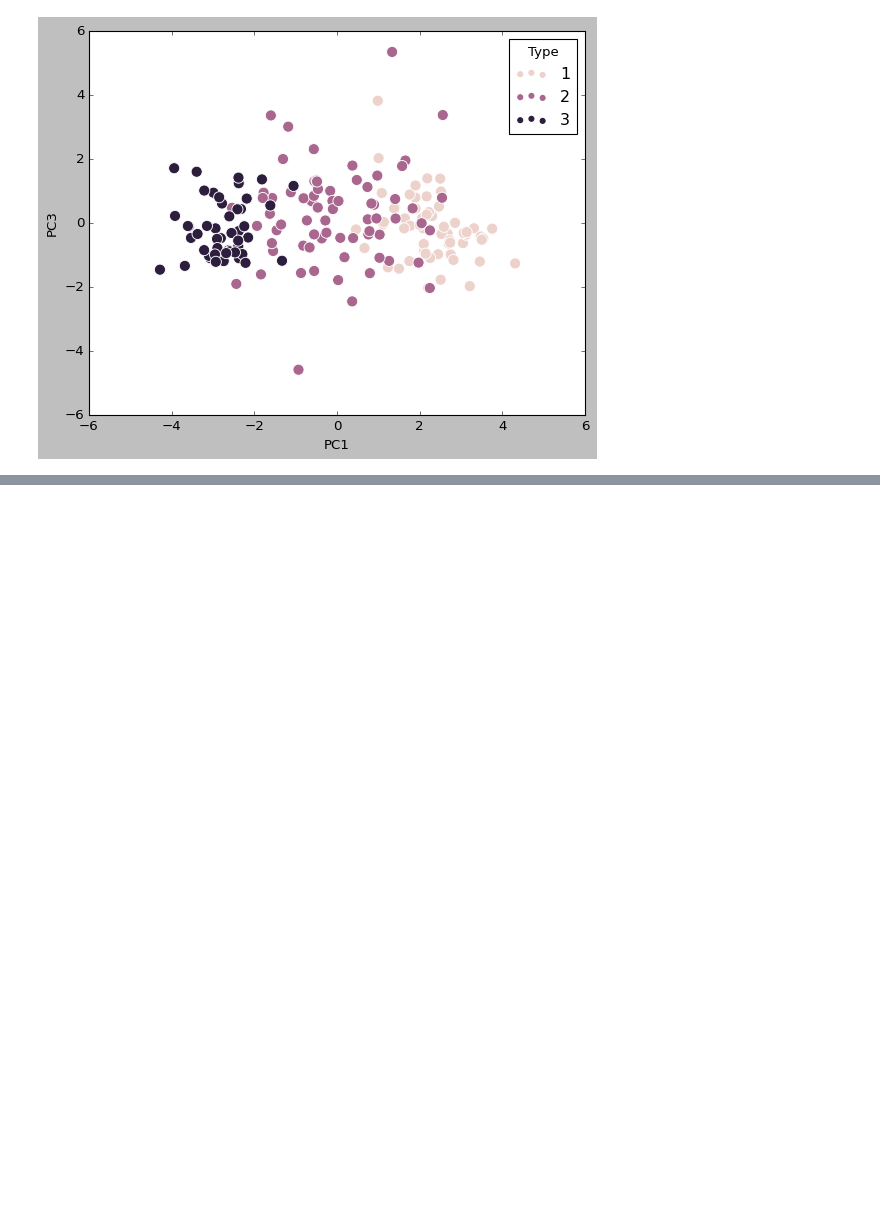
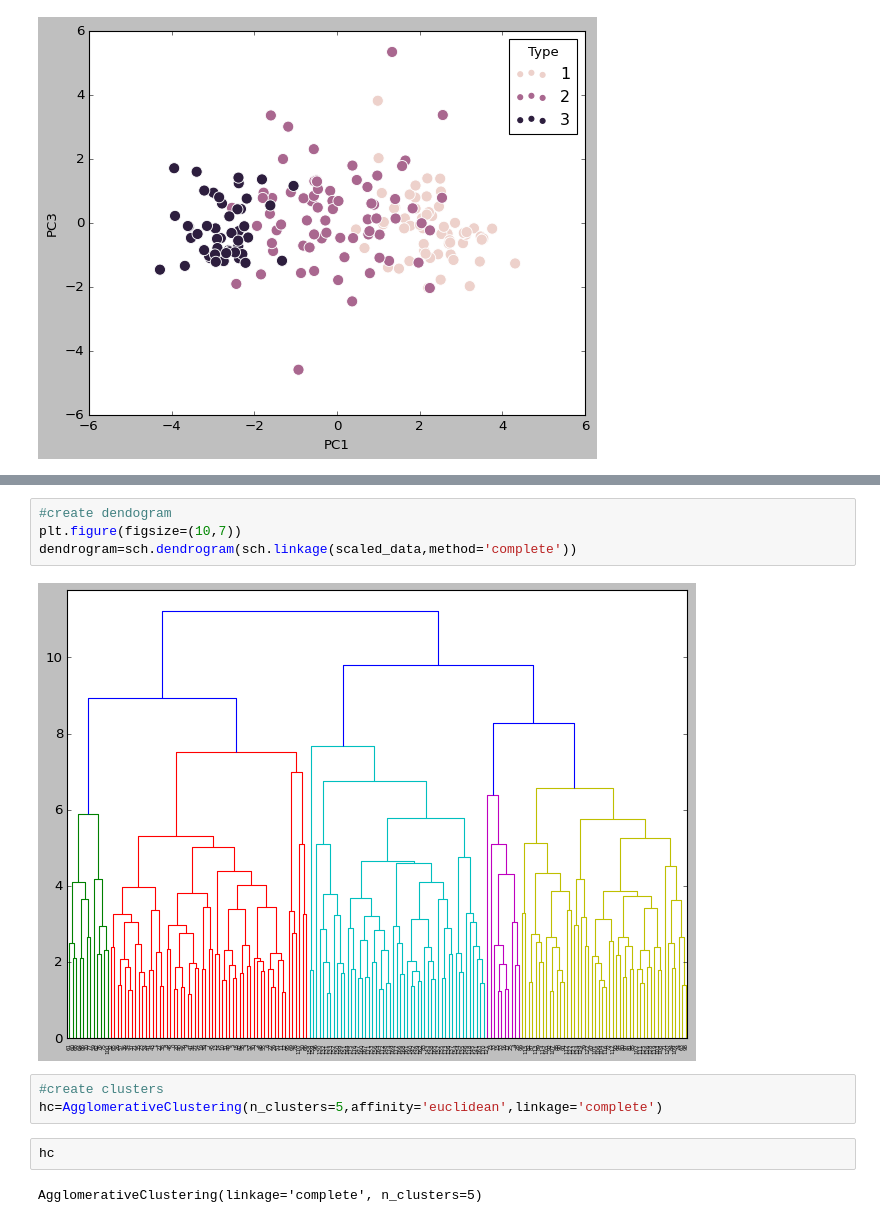
Before and after one commit to shrad1997/PCA, a Jupyter notebook: PCA.ipynb, the cells around one changed output, grey strips where cells are left out. Drawn from its saved outputs; the diff is of its cells as text; blank space fills up the shorter version.

```diff
--- a/PCA.ipynb
+++ b/PCA.ipynb
@@ -205,0 +232,13 @@ sns.scatterplot(data=df_final,x='PC1',y='PC3',hue='Type',s=100)
+# %%
+#create dendogram
+plt.figure(figsize=(10,7))
+dendrogram=sch.dendrogram(sch.linkage(scaled_data,method='complete'))
+# %% [output]
+[figure, added]
+# %%
+#create clusters
+hc=AgglomerativeClustering(n_clusters=5,affinity='euclidean',linkage='complete')
+# %%
+hc
+# %% [output]
+AgglomerativeClustering(linkage='complete', n_clusters=5)
```
Also changed, not shown: parts of 34 cells of this notebook.
